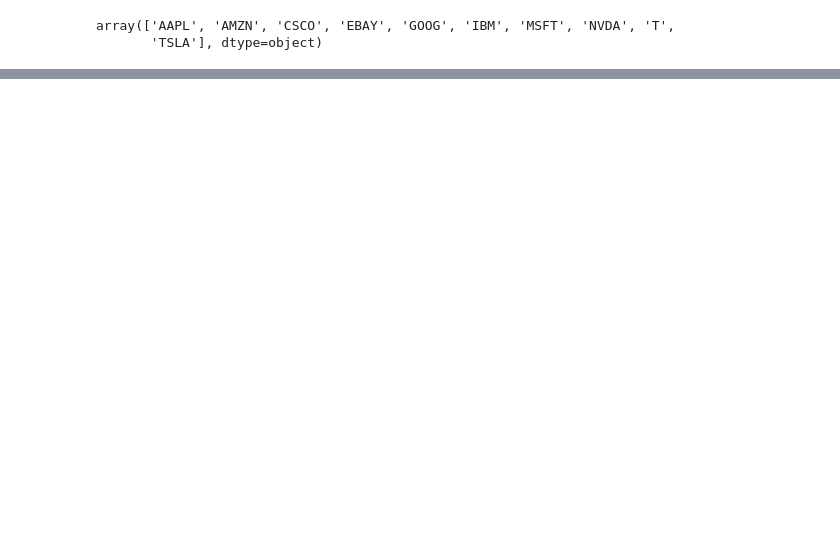
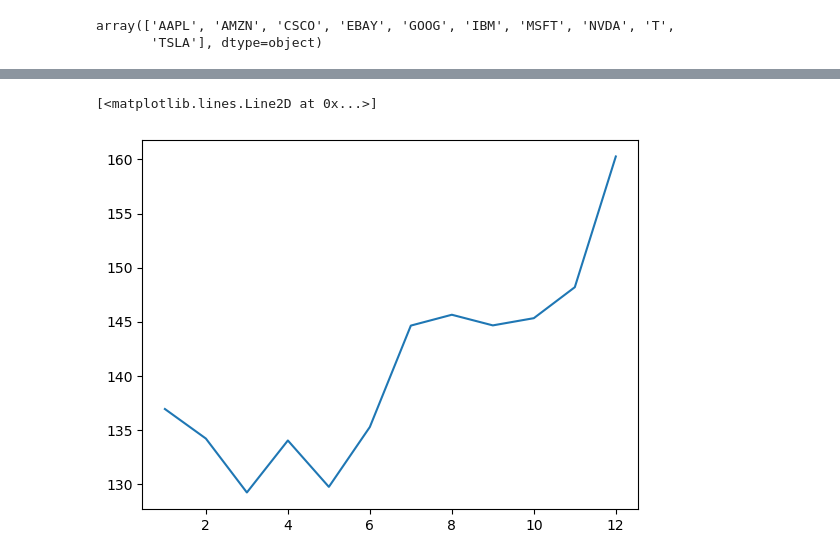
Before and after one commit to salvarenga25/StockMarket_Project, a Jupyter notebook: Stock_Analysis(Closing_Prices).ipynb, the cells around one changed output, grey strips where cells are left out. Saved outputs shown, nothing was run; the diff lists cells and outputs as text; code cells hidden in the pictures; blank space fills up the shorter version.

```diff
--- a/Stock_Analysis(Closing_Prices).ipynb
+++ b/Stock_Analysis(Closing_Prices).ipynb
@@ -140,0 +122,5 @@ data1[(data1.Ticker=='AAPL')&(data1.Year==2021)].groupby(['Month'])['Close'].mea
+# %%
+plt.plot(test['Month'],test['Close'])
+# %% [output]
+[<matplotlib.lines.Line2D at 0x...>]
+[figure, added]
```
Also changed, not shown: parts of 53 cells of this notebook, 1 other file.
